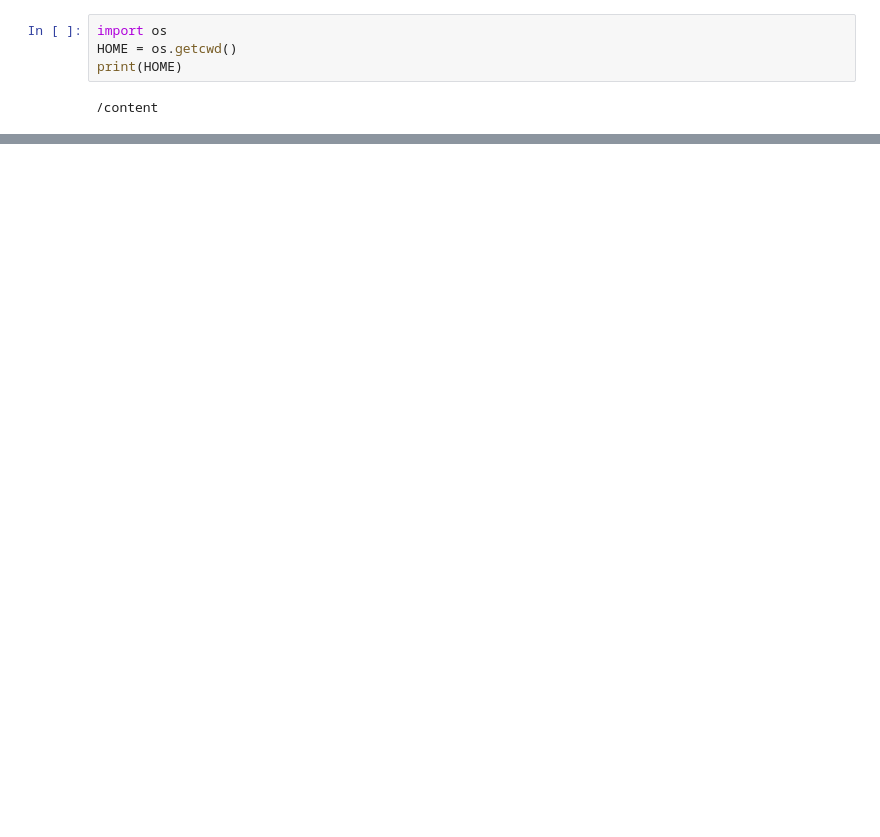
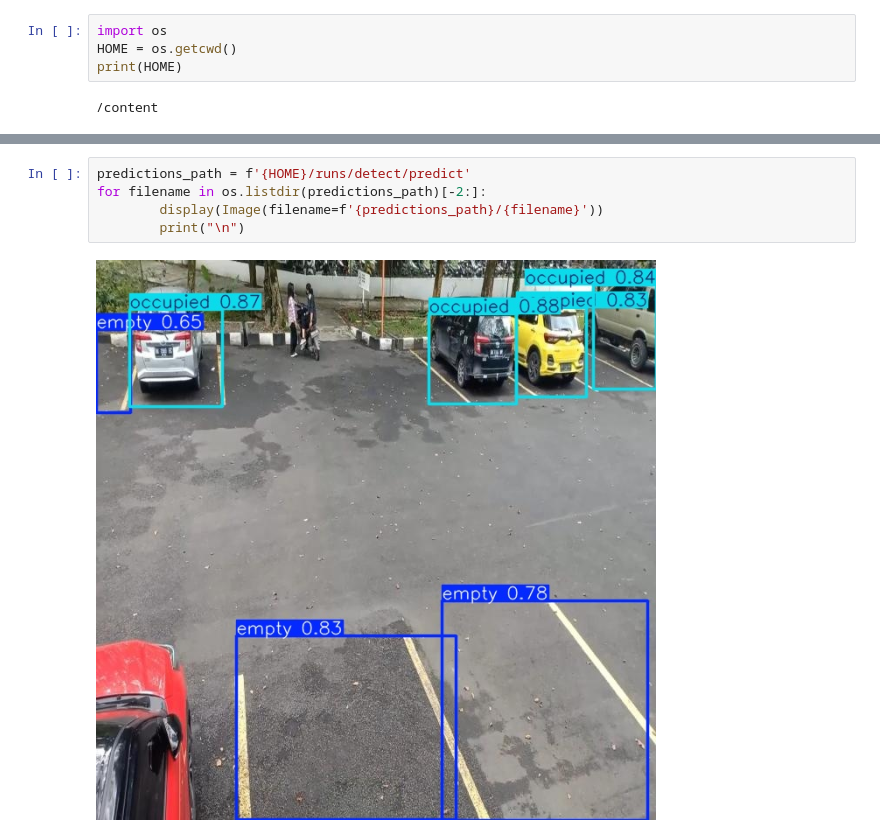
Before and after one commit to Milad0310/parking-spot-monitoring, a Jupyter notebook: parking_spot_monitoring.ipynb, the cells around one changed output, grey strips where cells are left out. Cells and saved outputs as stored; diff of their text form; blank space fills up the shorter version.

```diff
--- a/parking_spot_monitoring.ipynb
+++ b/parking_spot_monitoring.ipynb
@@ -86,0 +88,7 @@ FileNotFoundError: [Errno 2] No such file or directory: '/content/runs/detect/tr
+# %%
+predictions_path = f'{HOME}/runs/detect/predict'
+for filename in os.listdir(predictions_path)[-2:]:
+        display(Image(filename=f'{predictions_path}/{filename}'))
+        print("\n")
+# %% [output]
+[figure, added]
```
Also changed, not shown: parts of 9 cells of this notebook.
